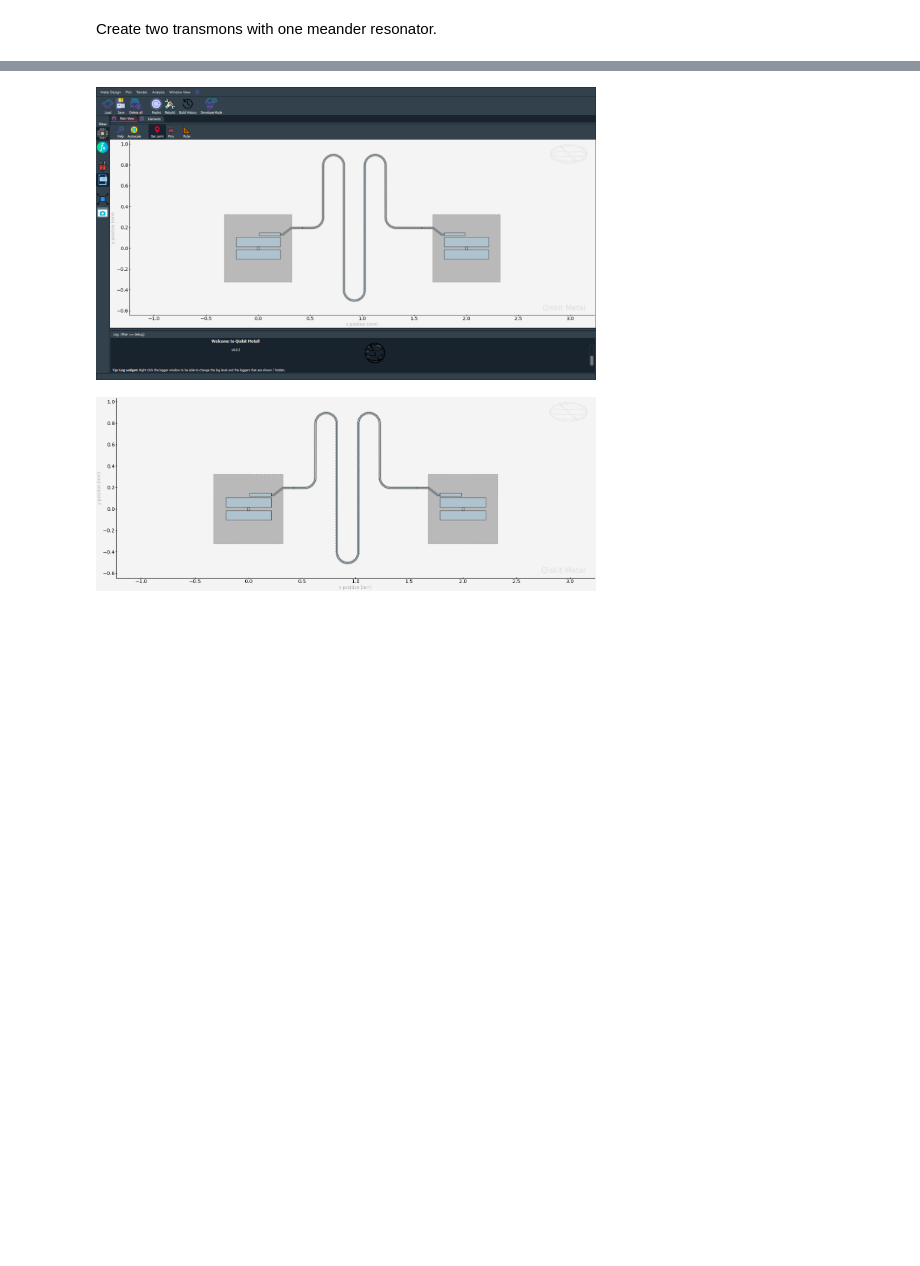
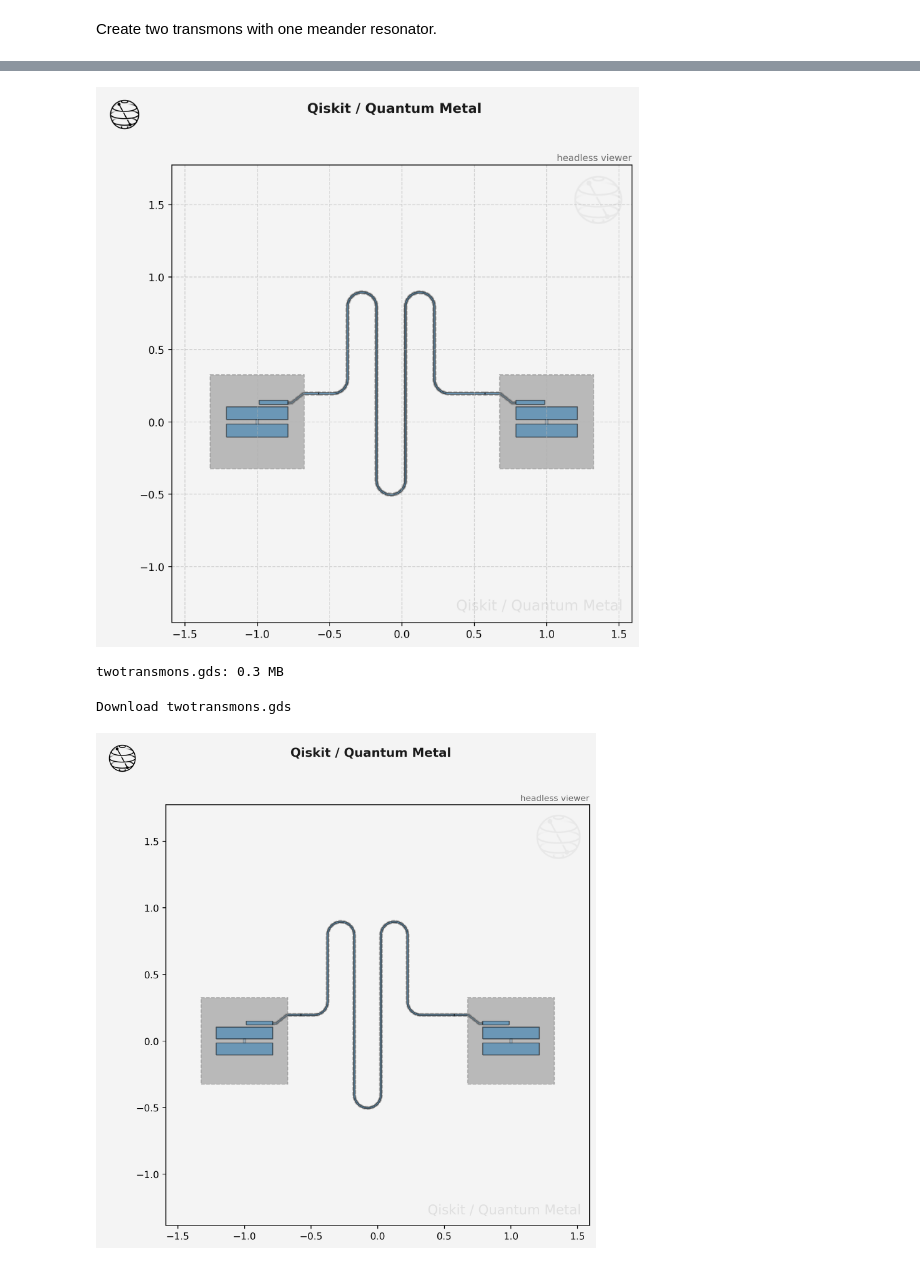
Before and after one commit to OJB-Quantum/Qiskit-Metal-to-Litho, a Jupyter notebook: Python Code_Qiskit Metal_Designs/TwoTransmonsWithMeander.ipynb, the cells around one changed output, grey strips where cells are left out. Saved outputs shown, nothing was run; the diff lists cells and outputs as text; code cells hidden in the pictures; blank space fills up the shorter version.

```diff
--- a/Python Code_Qiskit Metal_Designs/TwoTransmonsWithMeander.ipynb
+++ b/Python Code_Qiskit Metal_Designs/TwoTransmonsWithMeander.ipynb
@@ -26,10 +86,12 @@ from qiskit_metal import designs, MetalGUI, Dict
 Setup a design of a given dimension. Dimensions will be respected in the design rendering. <br>
 Note that the design size extends from the origin into the first quadrant.
 # %%
-design = designs.DesignPlanar({}, True)
+"""Create the design in Metal"""
+# Fix: Use metal.designs.DesignPlanar and metal.gui()
+design = metal.designs.DesignPlanar({}, True)
 design.chips.main.size["size_x"] = "4mm"
 design.chips.main.size["size_y"] = "6mm"
 
-gui = MetalGUI(design)
+gui = metal.gui(design)
 # %% [markdown]
 Create two transmons with one meander resonator.
@@ -115,20 +138,0 @@ gui.autoscale()
-# %%
-# Get a list of all the qcomponents in QDesign and then zoom on them.
-all_component_names = design.components.keys()
-
-gui.zoom_on_components(all_component_names)
-# %%
-# Save screenshot as a .png formatted file.
-gui.screenshot()
-# %% [output]
-[figure, removed]
-# %%
-# Screenshot the canvas only as a .png formatted file.
-gui.figure.savefig("shot.png")
-
-from IPython.display import Image, display
-
-_disp_ops = dict(width=500)
-display(Image("shot.png", **_disp_ops))
-# %% [output]
-[figure, removed]
@@ -137,0 +139,47 @@ gui.main_window.close()
+# %%
+import logging
+
+# Silence matplotlib logging warnings
+logging.getLogger('matplotlib').setLevel(logging.ERROR)
+
+# Handle the initial render
+if HEADLESS:
+    metal.view(design)
+else:
+    gui.rebuild()
+    gui.autoscale()
+
+with warnings.catch_warnings():
+    warnings.filterwarnings("ignore", message="Ignoring fixed y limits.*")
+    all_component_names = list(design.components.keys())
+    gui.zoom_on_components(all_component_names)
+    save_headless_screenshot(gui)
+
+# GDS Export Logic
+out = Path(tempfile.gettempdir()) / GDS_FILENAME
+gds = design.renderers.gds
+gds.options.short_segments_to_not_fillet = "True"
+
+level = metal.logger.level
+metal.logger.setLevel(logging.ERROR)
+
+with warnings.catch_warnings():
+    warnings.filterwarnings("ignore", category=RuntimeWarning)
+    try:
+        gds.export_to_gds(str(out))
+    finally:
+        metal.logger.setLevel(level)
+
+print(f"{out.name}: {out.stat().st_size / 1e6:.1f} MB")
+create_download_button(out)
+
+_disp_ops = dict(width=500)
+display(Image("shot.png", **_disp_ops))
+
+if not HEADLESS:
+    gui.main_window.close()
+# %% [output]
+[figure, added]
+twotransmons.gds: 0.3 MB
+Download twotransmons.gds
+[figure, added]
```
Also changed, not shown: parts of 11 cells of this notebook.
